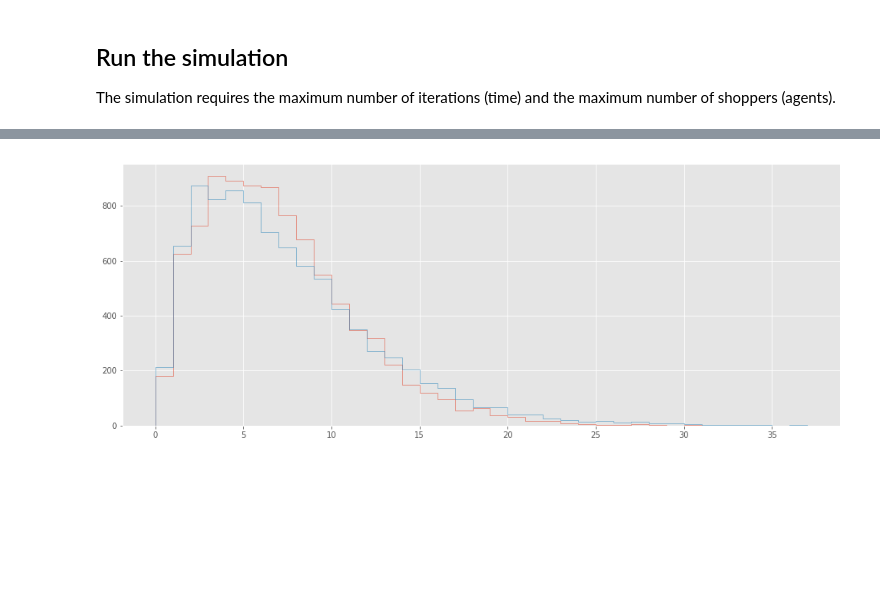
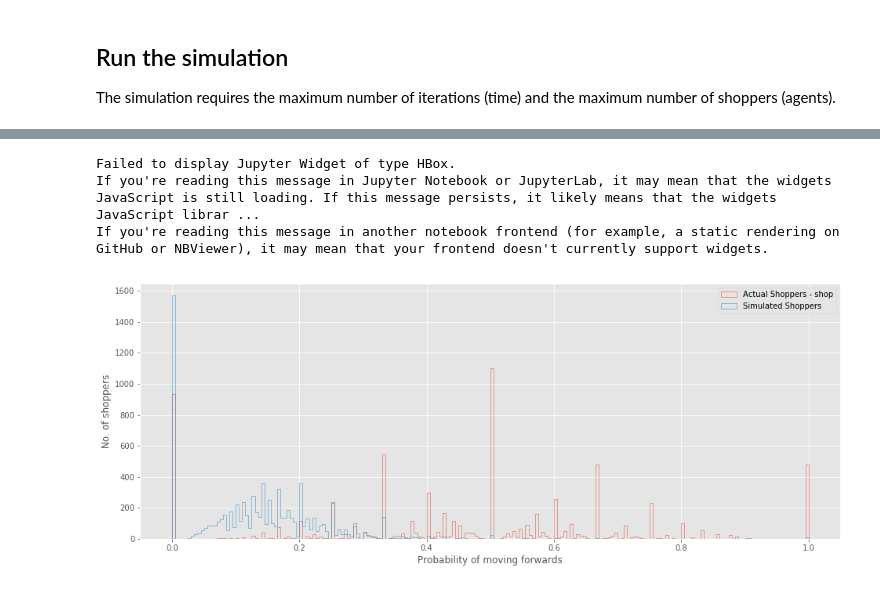
Before and after one commit to Beaulieu318/msci-complexity-project, a Jupyter notebook: msci/modelling/network/animate_simulation.ipynb, the cells around one changed output, grey strips where cells are left out. Cells and saved outputs as stored; diff of their text form; code cells hidden in the pictures; blank space fills up the shorter version.

```diff
--- a/msci/modelling/network/animate_simulation.ipynb
+++ b/msci/modelling/network/animate_simulation.ipynb
@@ -103,9 +125,3 @@ environment = copy.deepcopy(environment)
 ## Run the simulation
 
 The simulation requires the maximum number of iterations (time) and the maximum number of shoppers (agents).
-# %%
-sim = NetworkSimulation(environment, max_shoppers=9000)
-sim.length_of_stay_distribution = length_of_stay_distribution
-sim.iterate(max_iterations=1000)
-sim.create_signal_df()
-sim.create_mac_address_df()
@@ -168,0 +248,17 @@ ax.hist(data, bins=np.arange(min(data), max(data) + binwidth, binwidth), histtyp
+# %%
+def probability_of_moving_forwards(signal_df, mac_address_df):
+    signal_sorted_df = signal_df.sort_values('date_time')
+    signal_mac_group = signal_sorted_df.groupby('mac_address')
+    macs = mac_address_df.mac_address.tolist()
+    probabilities = []
+    for mac in tqdm(range(len(macs)), desc='Radius of Gyration'):
+        prob = np.nan
+        r = signal_mac_group.get_group(macs[mac])[['x', 'y']].as_matrix()
+        if len(r) > 2:
+            direction = r[1:] - r[:-1]
+            direction = direction[np.any(direction != 0, axis=1)]
+            if len(direction) > 1:
+                r1r2 = np.array([np.dot(i, j) for i, j in zip(direction[1:], direction[:-1])])
+                prob = len(np.where(r1r2 > 0)[0]) / len(r1r2)
+        probabilities.append(prob)
+    return probabilities
@@ -168,0 +271,2 @@ ax.hist(data, bins=np.arange(min(data), max(data) + binwidth, binwidth), histtyp
+# %%
+r_shopper_df['prob_forwards'] = probability_of_moving_forwards(r_signal_df, r_shopper_df)
@@ -169,12 +282,23 @@ ax.hist(data, bins=np.arange(min(data), max(data) + binwidth, binwidth), histtyp
+# %%
+sim.mac_address_df['prob_forwards'] = probability_of_moving_forwards(sim.signal_df, sim.mac_address_df)
+# %% [output]
+Failed to display Jupyter Widget of type HBox.
+If you're reading this message in Jupyter Notebook or JupyterLab, it may mean that the widgets JavaScript is still loading. If this message persists, it likely means that the widgets JavaScript librar ...
+If you're reading this message in another notebook frontend (for example, a static rendering on GitHub or NBViewer), it may mean that your frontend doesn't currently support widgets.
 # %%
 fig, ax = plt.subplots(nrows=1, ncols=1, figsize=(16, 6))
 
-binwidth = 1
+binwidth = 0.005
 
-data = sim.mac_address_df.number_of_shops.as_matrix()
-ax.hist(data, bins=np.arange(min(data), max(data) + binwidth, binwidth), histtype='step');
+data = r_shopper_df[r_shopper_df.prob_forwards.notnull()].prob_forwards.as_matrix()
+ax.hist(data, bins=np.arange(min(data), max(data) + binwidth, binwidth), histtype='step', label='Actual Shoppers - shop')
 
-data = shopper_df.number_of_shops.as_matrix()
-ax.hist(data, bins=np.arange(min(data), max(data) + binwidth, binwidth), histtype='step');
+data = sim.mac_address_df[sim.mac_address_df.prob_forwards.notnull()].prob_forwards.as_matrix()
+ax.hist(data, bins=np.arange(min(data), max(data) + binwidth, binwidth), histtype='step', label='Simulated Shoppers');
+
+ax.set_ylabel('No. of shoppers')
+ax.set_xlabel('Probability of moving forwards')
+
+ax.legend();
 # %% [output]
-[figure, old version]
+[figure, new version]
```
Also changed, not shown: parts of 48 cells of this notebook, 3 other files.
